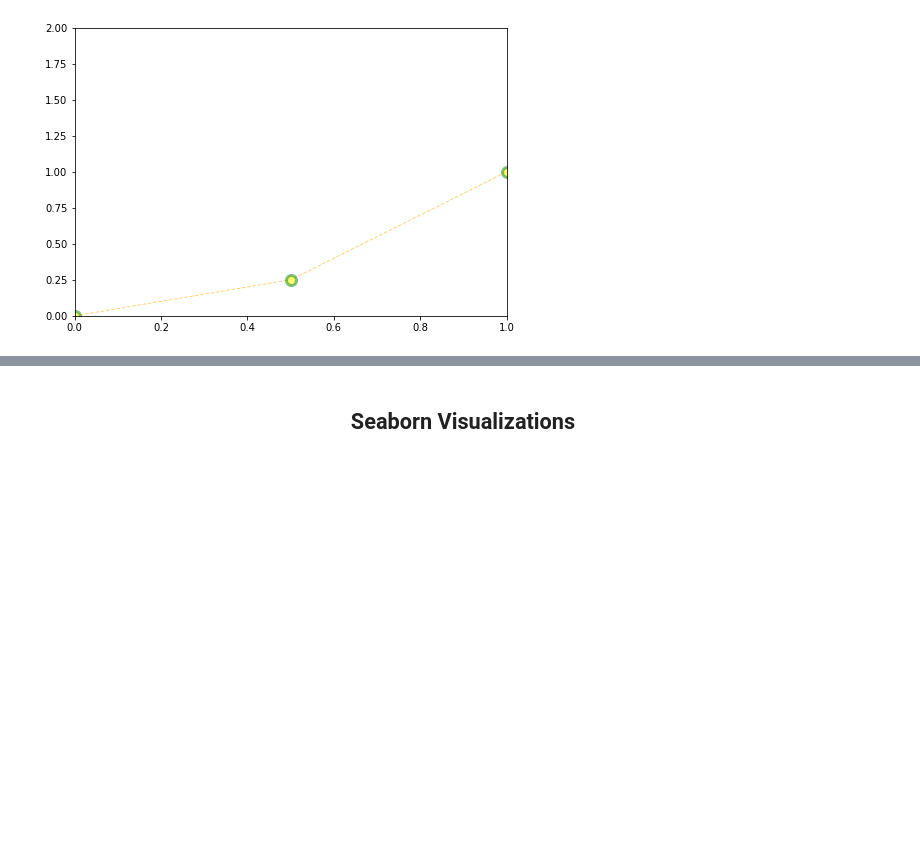
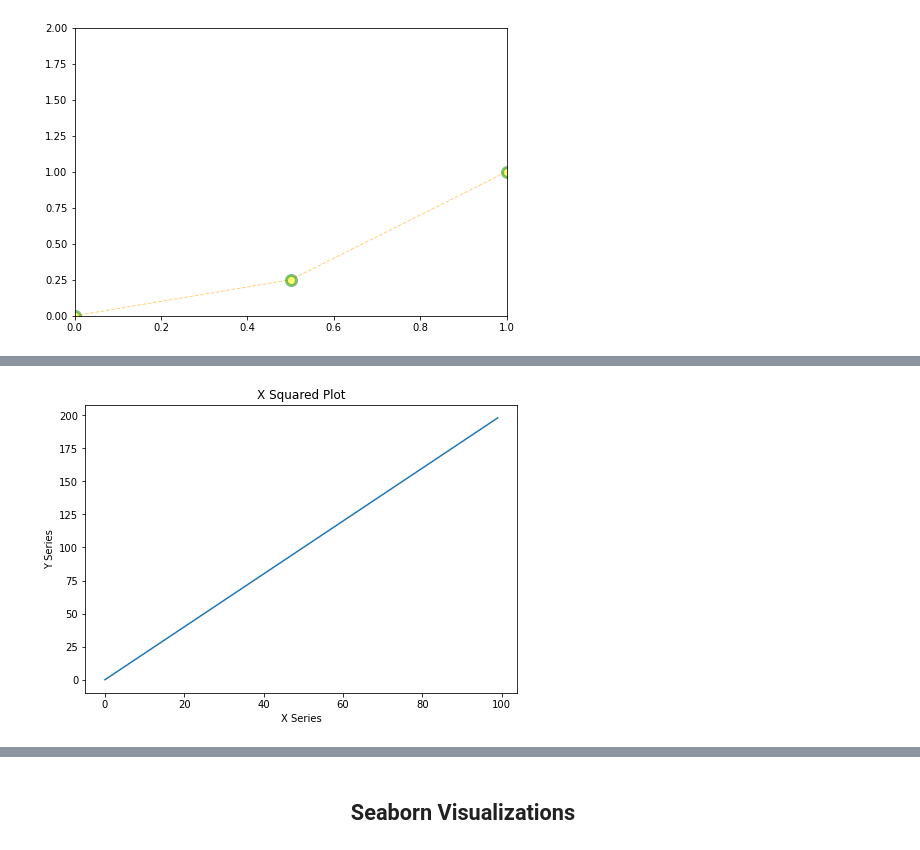
Before and after one commit to Zynith/Data-Science-and-Machine-Learning-Bootcamp, a Jupyter notebook: Visualizations.ipynb, the cells around one changed output, grey strips where cells are left out. Drawn from its saved outputs; the diff is of its cells as text; code cells hidden in the pictures; blank space fills up the shorter version.

```diff
--- a/Visualizations.ipynb
+++ b/Visualizations.ipynb
@@ -223,0 +234,4 @@ plt.show()
+# %%
+x = np.arange(0,100)
+y = x*2
+z = x**2
@@ -223,0 +251,12 @@ plt.show()
+# %%
+fig = plt.figure()
+ax = fig.add_axes([0,0,1,1])
+
+ax.plot(x,y)
+ax.set_title("X Squared Plot")
+ax.set_xlabel("X Series")
+ax.set_ylabel("Y Series")
+
+plt.show()
+# %% [output]
+[figure, added]
```
Also changed, not shown: parts of 37 cells of this notebook.
